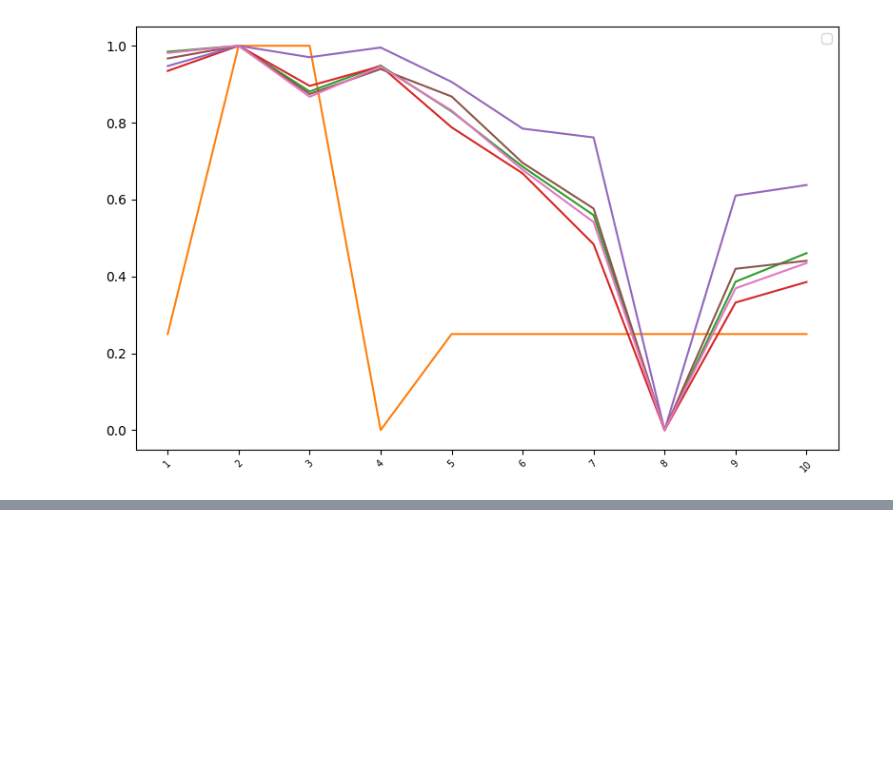
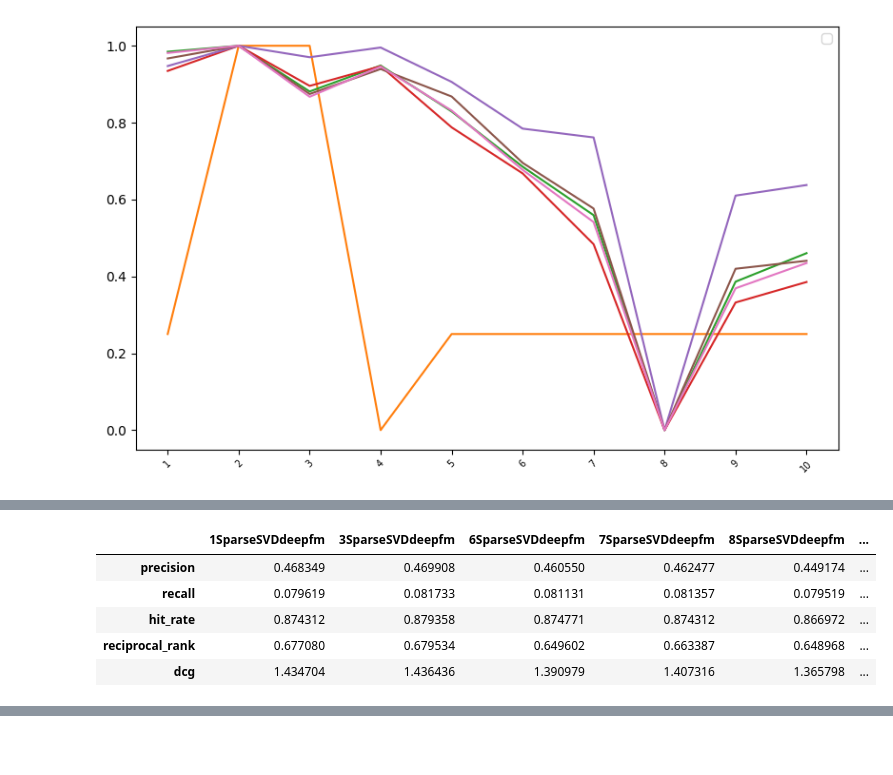
Before and after one commit to basill2001/SVD_FM, a Jupyter notebook: notes/result_checker.ipynb, the cells around one changed output, grey strips where cells are left out. Cells and saved outputs as stored; diff of their text form; code cells hidden in the pictures; blank space fills up the shorter version.

```diff
--- a/notes/result_checker.ipynb
+++ b/notes/result_checker.ipynb
@@ -193,0 +197,10 @@ mean_neg_df
+# %%
+mean_ssvd_df = ssvd_df[sorted_col].map(lambda x: np.mean(x))
+mean_ssvd_df
+# %% [output]
+|  | 1SparseSVDdeepfm | 3SparseSVDdeepfm | 6SparseSVDdeepfm | 7SparseSVDdeepfm | 8SparseSVDdeepfm | ... |
+| precision | 0.468349 | 0.469908 | 0.460550 | 0.462477 | 0.449174 | ... |
+| recall | 0.079619 | 0.081733 | 0.081131 | 0.081357 | 0.079519 | ... |
+| hit_rate | 0.874312 | 0.879358 | 0.874771 | 0.874312 | 0.866972 | ... |
+| reciprocal_rank | 0.677080 | 0.679534 | 0.649602 | 0.663387 | 0.648968 | ... |
+| dcg | 1.434704 | 1.436436 | 1.390979 | 1.407316 | 1.365798 | ... |
```
Also changed, not shown: parts of 11 cells of this notebook, 11 other files.
